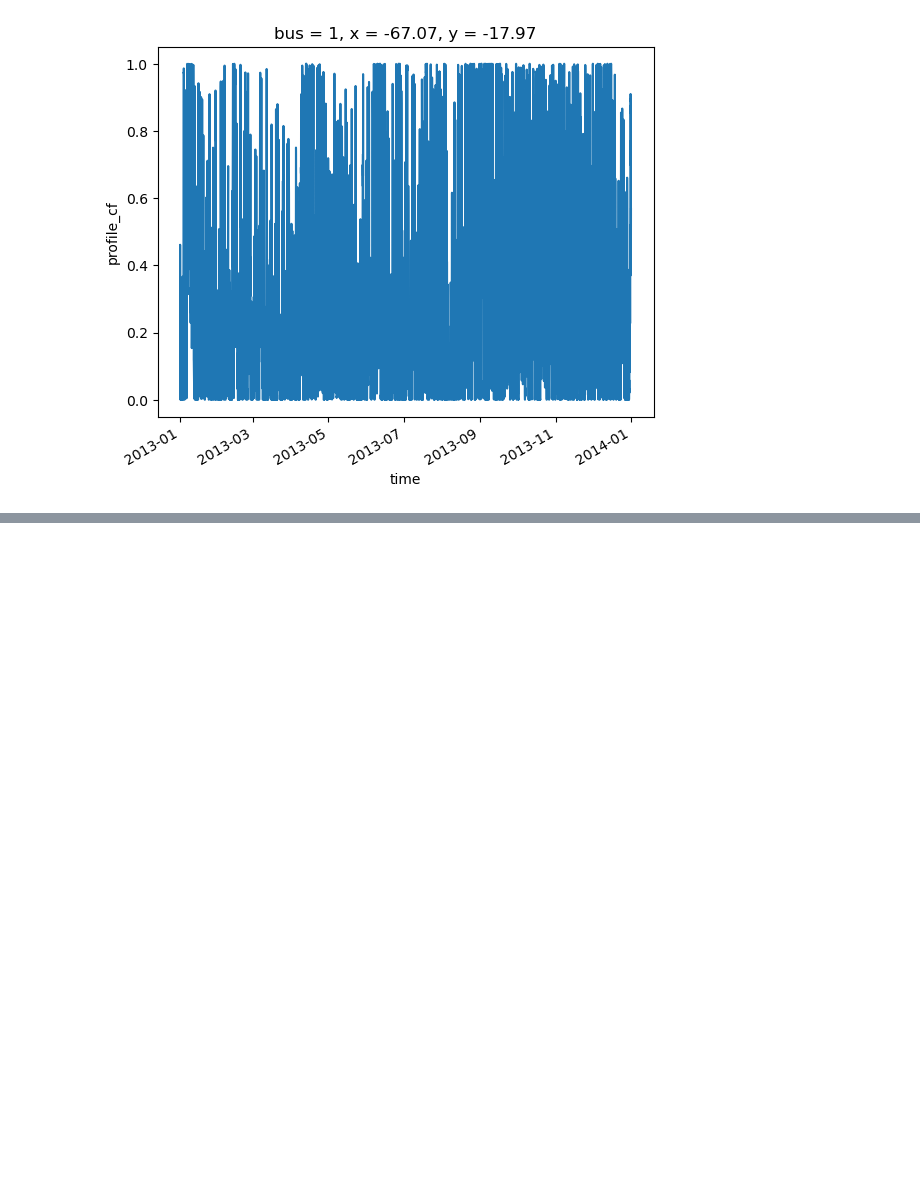
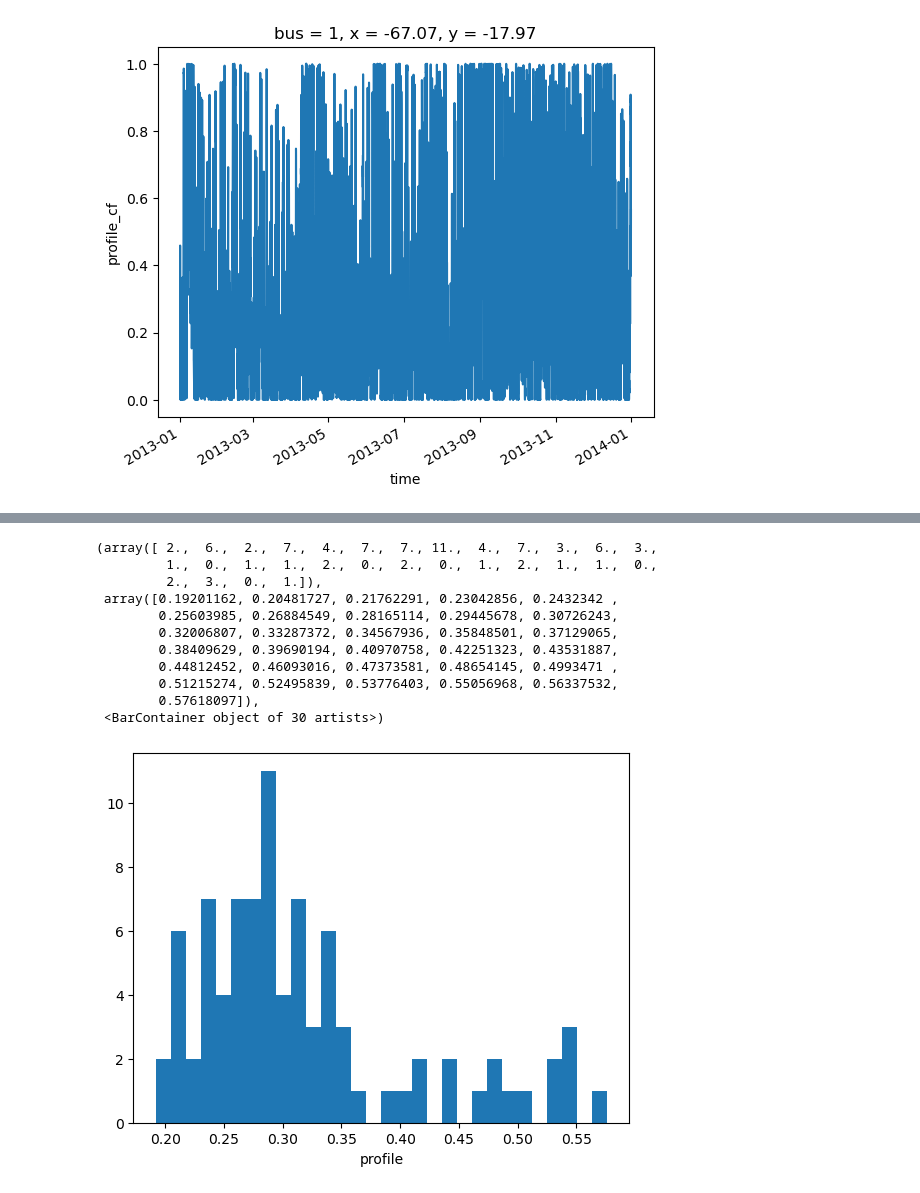
Before and after one commit to CIE-UMSS/PyPSA-BO, a Jupyter notebook: Results_analysis/Cost-Supply/nc_file_exploration.ipynb, the cells around one changed output, grey strips where cells are left out. Saved outputs shown, nothing was run; the diff lists cells and outputs as text; code cells hidden in the pictures; blank space fills up the shorter version.

```diff
--- a/Results_analysis/Cost-Supply/nc_file_exploration.ipynb
+++ b/Results_analysis/Cost-Supply/nc_file_exploration.ipynb
@@ -882,0 +869,17 @@ Data variables:
+# %%
+mean_cf = xr_out["profile"].mean("time")
+
+mean_cf.plot.hist(bins=30)
+# %% [output]
+(array([ 2.,  6.,  2.,  7.,  4.,  7.,  7., 11.,  4.,  7.,  3.,  6.,  3.,
+         1.,  0.,  1.,  1.,  2.,  0.,  2.,  0.,  1.,  2.,  1.,  1.,  0.,
+         2.,  3.,  0.,  1.]),
+ array([0.19201162, 0.20481727, 0.21762291, 0.23042856, 0.2432342 ,
+        0.25603985, 0.26884549, 0.28165114, 0.29445678, 0.30726243,
+        0.32006807, 0.33287372, 0.34567936, 0.35848501, 0.37129065,
+        0.38409629, 0.39690194, 0.40970758, 0.42251323, 0.43531887,
+        0.44812452, 0.46093016, 0.47373581, 0.48654145, 0.4993471 ,
+        0.51215274, 0.52495839, 0.53776403, 0.55056968, 0.56337532,
+        0.57618097]),
+ <BarContainer object of 30 artists>)
+[figure, added]
```
Also changed, not shown: parts of 30 cells of this notebook, 3 other files.
